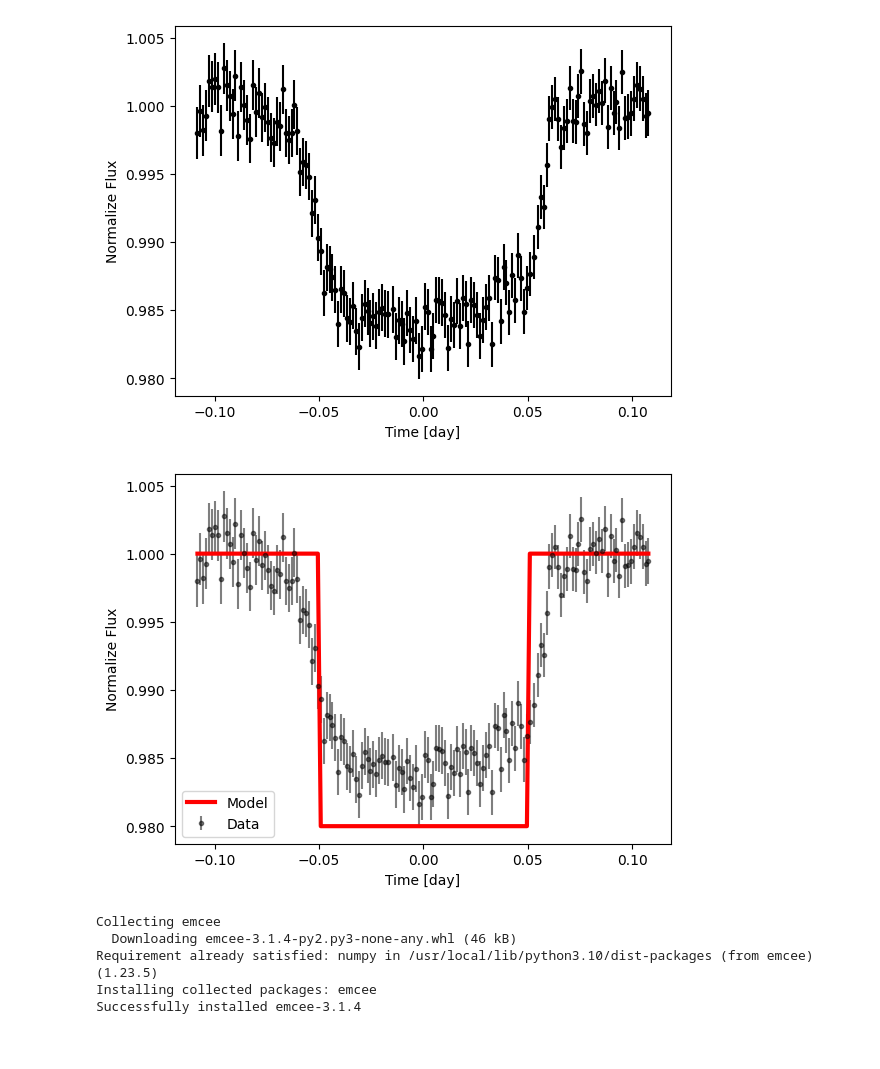
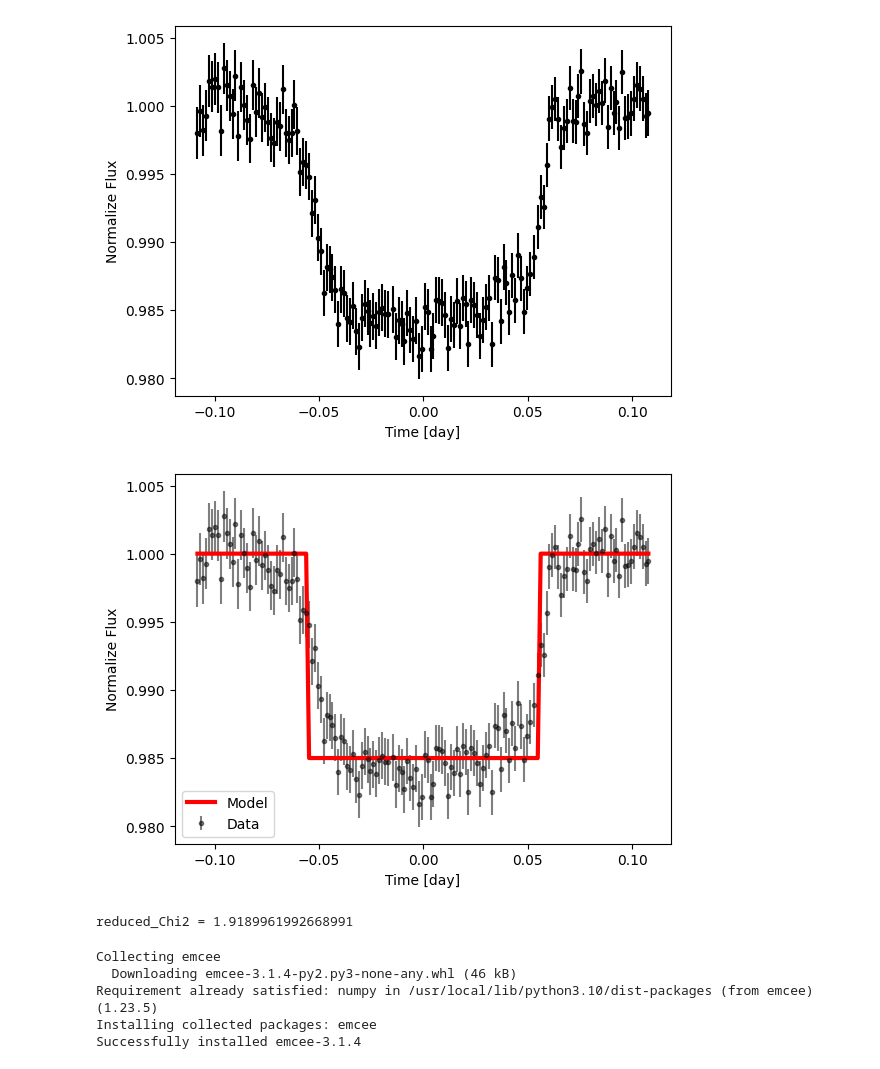
Before and after one commit to NireAstro/1221-dark-matter, a Jupyter notebook: Exoplanets/Exoplanet_Transit.ipynb, the cells around one changed output. Drawn from its saved outputs; the diff is of its cells as text; code cells hidden in the pictures.

```diff
--- a/Exoplanets/Exoplanet_Transit.ipynb
+++ b/Exoplanets/Exoplanet_Transit.ipynb
@@ -91,11 +100,12 @@ def box_model(t, center_time, duration, depth, delta_flux):
   return(f)
 # %%
-center_time, duration, depth, delta_flux = 0.0, 0.1, 0.02, 0.0
-model = box_model(time, center_time, duration, depth, delta_flux)
-plt.errorbar(time, flux, yerr=err, marker=".", color="black", linestyle="none", alpha=0.5, label="Data")
-plt.plot(time, model, color="red", linewidth=3.0, label="Model")
+# Fitting the data with a box model to calculate the shape of the orbit.
+center_time, duration, depth, delta_flux = 0.0, 0.11, 0.015, 0.0 # assigning values to the parameters (below) that define the model.
+model = box_model(time, center_time, duration, depth, delta_flux) # model becomes the output (y-value)
+plt.errorbar(time, flux, yerr=err, marker=".", color="black", linestyle="none", alpha=0.5, label="Data") # plotting the data
+plt.plot(time, model, color="red", linewidth=3.0, label="Model") # plotting the model
 plt.xlabel("Time [day]")
 plt.ylabel("Normalize Flux")
 plt.legend();
 # %% [output]
-[figure, old version]
+[figure, new version]
@@ -102,3 +117,7 @@ plt.legend();
+# %%
+print("reduced_Chi2 =", calculate_reduced_Chi2(flux, model, err, len(time)+0.0, 4.0))
+# %% [output]
+reduced_Chi2 = 1.9189961992668991
 # %%
 def log_likelihood(theta, x, y, yerr):
     center_time, duration, depth, delta_flux = theta
```
Also changed, not shown: parts of 6 cells of this notebook.
